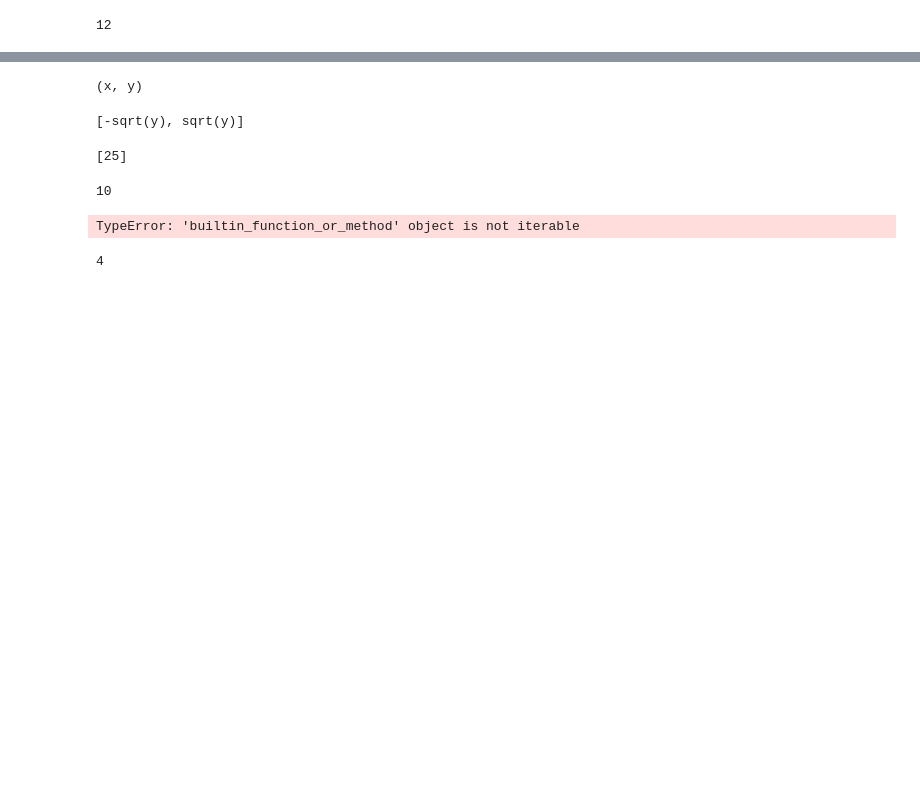
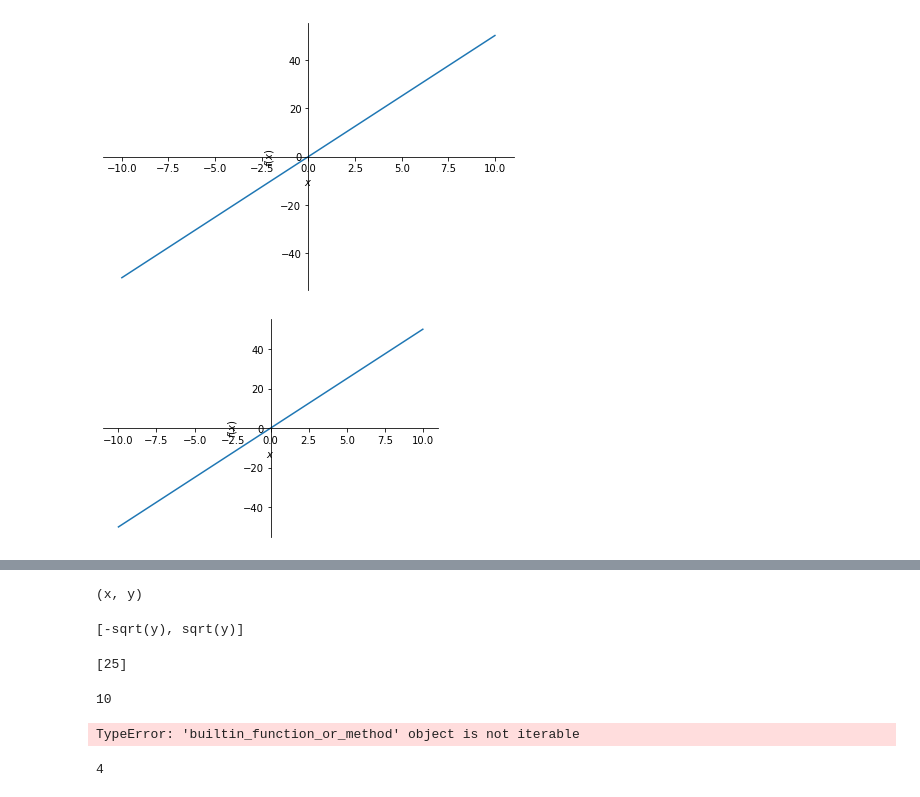
Before and after one commit to christianjensen2903/Math-Editor, a Jupyter notebook: test.ipynb, the cells around one changed output, grey strips where cells are left out. Drawn from its saved outputs; the diff is of its cells as text; code cells hidden in the pictures; blank space fills up the shorter version.

Commit message:
First attemp on plotting images
It breaks since it reloads the websocket when adding image

```diff
--- a/test.ipynb
+++ b/test.ipynb
@@ -1,10 +1,20 @@
 # %%
 import latex2sympy2
 import sympy
-# %%
-sympy.lambdify(sympy.symbols('x,y'), sympy.sympify('x**2 + 2*x+y + 1'))(2,3)
-# %% [output]
-12
+# %%
+def latex_to_sympy(latex: str) -> str:
+    """Convert latex to sympy"""
+
+    # If the latex contains an equal sign subtract the left side from the right side
+    if latex.find('=') != -1:
+        latex = latex.replace('=', '-(') + ')'
+
+    return latex2sympy2.latex2sympy(latex)
+# %%
+sympy.plotting.plot(latex_to_sympy(r"5x").doit()).save("test.png")
+# %% [output]
+[figure, added]
+[figure, added]
 # %%
 # lamdify with 2 variables
 sympy.lambdify(sympy.symbols('x,y'), sympy.sympify('x**2 + 2*x+y + 1'))(2, 3)
```
Also changed, not shown: parts of 1 cell of this notebook, 6 other files.
